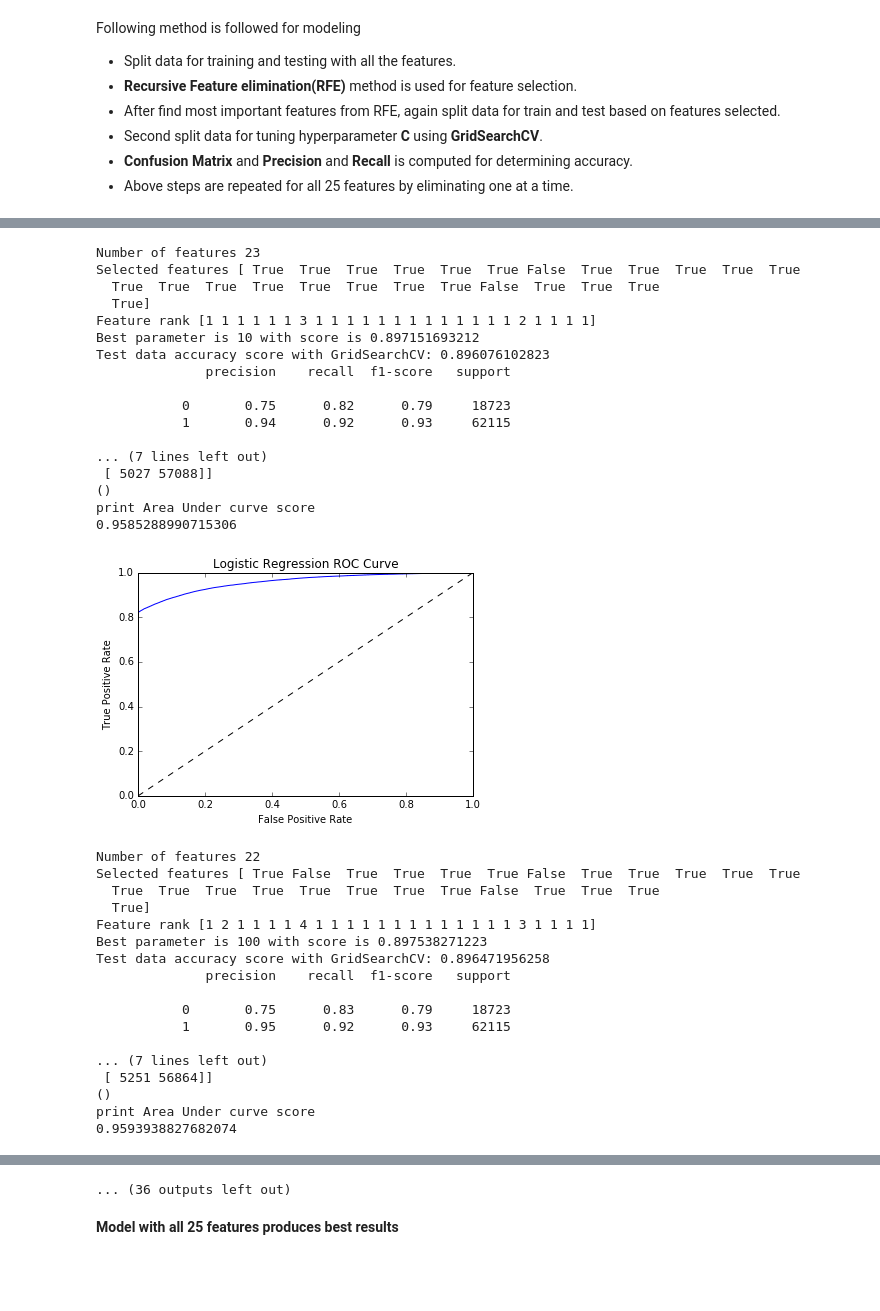
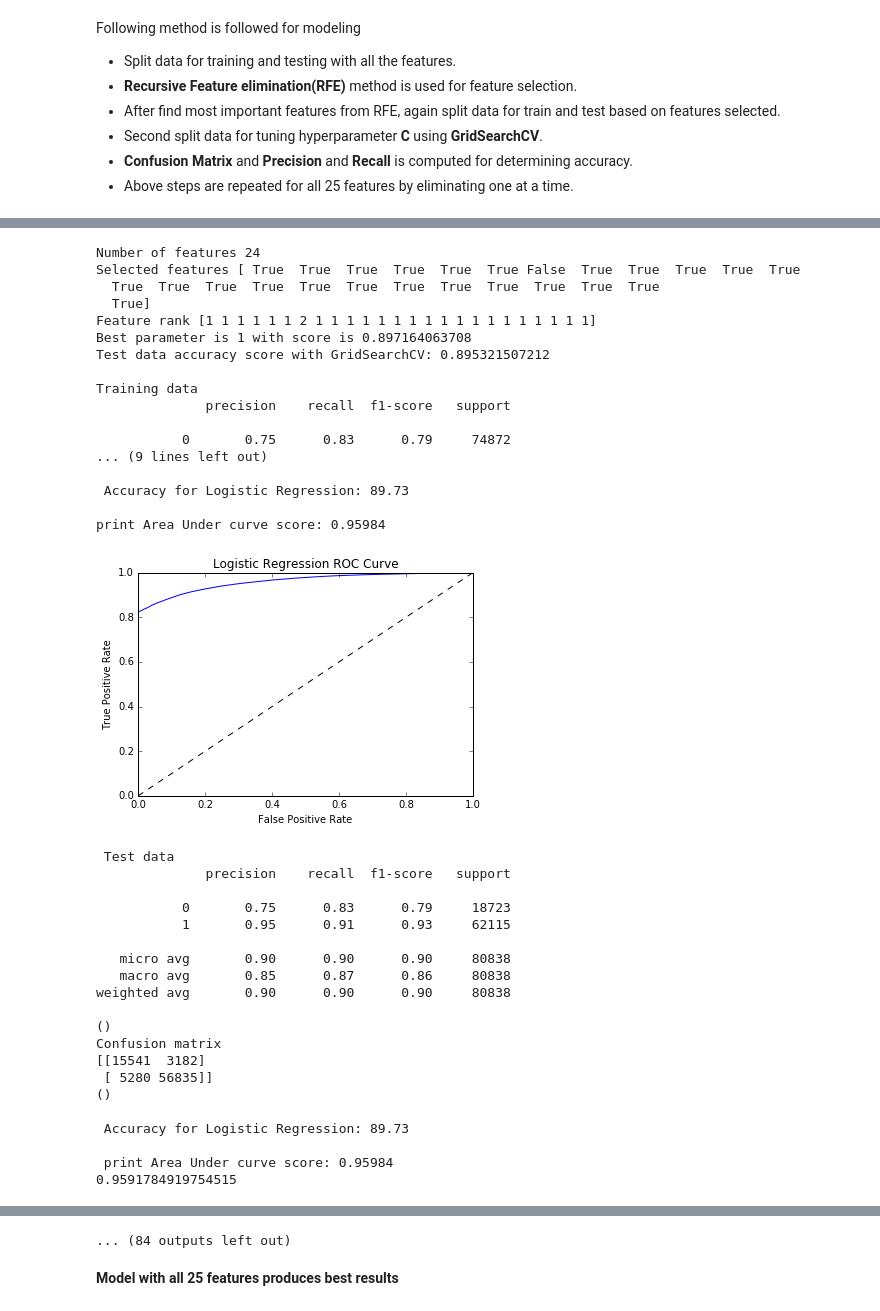
Before and after one commit to khmsha/Springboard, a Jupyter notebook: Capstone_Project1/ML/WashingtonHomeLoans - ML.ipynb, the cells around one changed output, grey strips where cells are left out. Drawn from its saved outputs; the diff is of its cells as text; code cells hidden in the pictures; blank space fills up the shorter version.

```diff
--- a/Capstone_Project1/ML/WashingtonHomeLoans - ML.ipynb
+++ b/Capstone_Project1/ML/WashingtonHomeLoans - ML.ipynb
@@ -375,6 +393,24 @@ for i in range(numberOfFeatures, 1, -1):
     gridSearch.fit(xtrain10,ytrain10)
     print("Best parameter is {} with score is {}".format(gridSearch.best_params_['C'], gridSearch.best_score_))
     print('Test data accuracy score with GridSearchCV: {}'.format(gridSearch.score(xtest10,ytest10)))
+    print("\nTraining data")
+    ytrue, ypred = ytrain10, gridSearch.predict(xtrain10)
+    print(classification_report(ytrue, ypred))
+    print("Confusion matrix")
+    print(confusion_matrix(ytrue, ypred))
+    y_pred_prob = gridSearch.predict_proba(xtrain10)[:,1]
+    print("\n Accuracy for Logistic Regression: %.2f  " % (accuracy_score(ytrue, ypred) * 100))
+    print("\nprint Area Under curve score: %.5f " % (roc_auc_score(ytrue, y_pred_prob)))
+    fpr, tpr, thresholds = roc_curve(ytrue, y_pred_prob)
+    plt.plot([0, 1], [0, 1], 'k--')
+    plt.plot(fpr, tpr, label='Logistic Regression')
+    plt.xlabel('False Positive Rate')
+    plt.ylabel('True Positive Rate')
+    plt.title('Logistic Regression ROC Curve')
+    plt.show()
+
+
+    print("\n Test data")
     ytrue10, ypred10 = ytest10, gridSearch.predict(xtest10)
     print(classification_report(ytrue10, ypred10))
     print()
@@ -382,7 +418,8 @@ for i in range(numberOfFeatures, 1, -1):
     print(confusion_matrix(ytrue10, ypred10))
     print()
     y_pred_prob10 = gridSearch.predict_proba(xtest10)[:,1]
-    print("print Area Under curve score")
+    print("\n Accuracy for Logistic Regression: %.2f  " % (accuracy_score(ytrue, ypred) * 100))
+    print("\n print Area Under curve score: %.5f" %(roc_auc_score(ytrue, y_pred_prob)))
     print(roc_auc_score(ytest10, y_pred_prob10))
     fpr, tpr, thresholds = roc_curve(ytest10, y_pred_prob10)
     plt.plot([0, 1], [0, 1], 'k--')
@@ -432,36 +472,39 @@ print Area Under curve score
-Number of features 23
+Number of features 24
 Selected features [ True  True  True  True  True  True False  True  True  True  True  True
-  True  True  True  True  True  True  True  True False  True  True  True
+  True  True  True  True  True  True  True  True  True  True  True  True
   True]
-Feature rank [1 1 1 1 1 1 3 1 1 1 1 1 1 1 1 1 1 1 1 1 2 1 1 1 1]
-Best parameter is 10 with score is 0.897151693212
-Test data accuracy score with GridSearchCV: 0.896076102823
+Feature rank [1 1 1 1 1 1 2 1 1 1 1 1 1 1 1 1 1 1 1 1 1 1 1 1 1]
+Best parameter is 1 with score is 0.897164063708
+Test data accuracy score with GridSearchCV: 0.895321507212
+
+Training data
               precision    recall  f1-score   support
 
-           0       0.75      0.82      0.79     18723
-           1       0.94      0.92      0.93     62115
+           0       0.75      0.83      0.79     74872
+... (9 lines left out)
 
-... (7 lines left out)
- [ 5027 57088]]
-()
-print Area Under curve score
-0.9585288990715306
+ Accuracy for Logistic Regression: 89.73
+
+print Area Under curve score: 0.95984
-[figure, old version]
+[figure, new version]
-Number of features 22
-Selected features [ True False  True  True  True  True False  True  True  True  True  True
-  True  True  True  True  True  True  True  True False  True  True  True
-  True]
-Feature rank [1 2 1 1 1 1 4 1 1 1 1 1 1 1 1 1 1 1 1 1 3 1 1 1 1]
-Best parameter is 100 with score is 0.897538271223
-Test data accuracy score with GridSearchCV: 0.896471956258
+ Test data
               precision    recall  f1-score   support
 
            0       0.75      0.83      0.79     18723
-           1       0.95      0.92      0.93     62115
+           1       0.95      0.91      0.93     62115
 
-... (7 lines left out)
- [ 5251 56864]]
+   micro avg       0.90      0.90      0.90     80838
+   macro avg       0.85      0.87      0.86     80838
+weighted avg       0.90      0.90      0.90     80838
+
 ()
-print Area Under curve score
-0.9593938827682074
+Confusion matrix
+[[15541  3182]
+ [ 5280 56835]]
+()
+
+ Accuracy for Logistic Regression: 89.73
+
+ print Area Under curve score: 0.95984
+0.9591784919754515
 [figure]
@@ -503,5 +549,5 @@ print Area Under curve score
 [figure]
-... (36 outputs left out)
+... (84 outputs left out)
 # %% [markdown]
 **Model with all 25 features produces best results**
 # %%
```
Also changed, not shown: parts of 53 cells of this notebook, 1 other file.
